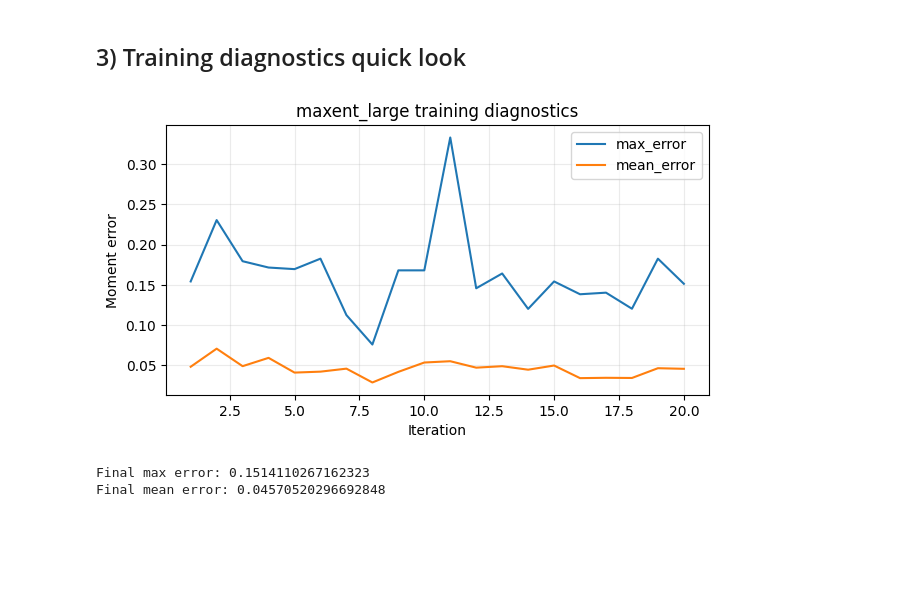
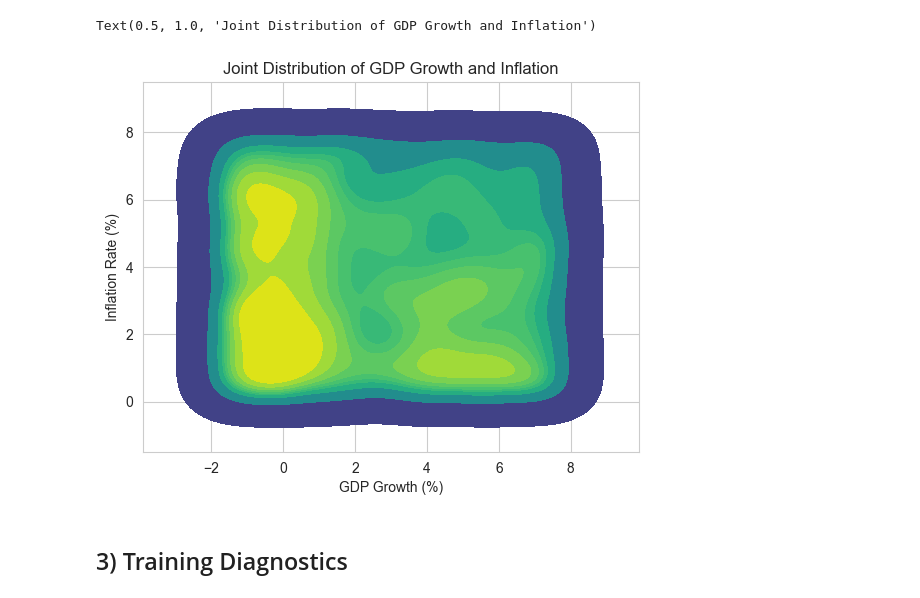
Before and after one commit to amdson/calibrated_response, a Jupyter notebook: examples/maxent_large_testing_notebook.ipynb, the cells around one changed output. Cells and saved outputs as stored; diff of their text form; code cells hidden in the pictures; blank space fills up the shorter version.

Commit message:
got hmc working to train dual of maxentr model

```diff
--- a/examples/maxent_large_testing_notebook.ipynb
+++ b/examples/maxent_large_testing_notebook.ipynb
@@ -160,0 +92,24 @@ Builder smoke checks passed.
+# %%
+config = JAXSolverConfig(
+    num_chains=256,
+    num_iterations=200,
+    mcmc_steps_per_iteration=4,
+    learning_rate=0.0015,
+
+    l2_regularization=1e-2,
+
+    hmc_step_size=0.015,
+    hmc_leapfrog_steps=10,
+    max_bins=15,
+    seed=42,
+    verbose=True,
+)
+
+builder = DistributionBuilder(variables=variables, estimates=estimates, solver_config=config)
+
+# Build for GDP growth (the solver trains once; marginals for all variables are in info)
+distribution, info = builder.build(target_variable="gdp_growth")
+
+print(f"\nConverged: {info['converged']}")
+print(f"Features used: {info['n_features']}")
+print(f"Skipped: {info['skipped_constraints']}")
@@ -161,28 +125,17 @@ Builder smoke checks passed.
+# %%
+model = info['energy_model']
+import jax
+samples = model.sample_original(n_samples=int(1e4))
+# %%
+#use seaborn to plot the joint marginal distribution of GDP growth and inflation from samples
+import seaborn as sns
+sns.set_style("whitegrid")
+sns.kdeplot(x=samples[:, 0], y=samples[:, 2], fill=True, thresh=0.01, cmap="viridis")
+plt.xlabel("GDP Growth (%)")
+plt.ylabel("Inflation Rate (%)")
+plt.title("Joint Distribution of GDP Growth and Inflation")
+# %% [output]
+Text(0.5, 1.0, 'Joint Distribution of GDP Growth and Inflation')
+[figure, added]
 # %% [markdown]
-## 3) Training diagnostics quick look
+## 3) Training Diagnostics
-# %%
-history = info["history"]
-iters = history["iteration"]
-max_err = history["max_error"]
-mean_err = history["mean_error"]
-
-assert_true(len(iters) == cfg.num_iterations, "History iterations do not match config")
-assert_true(len(max_err) == cfg.num_iterations, "max_error length mismatch")
-assert_true(len(mean_err) == cfg.num_iterations, "mean_error length mismatch")
-
-plt.figure(figsize=(7, 3.5))
-plt.plot(iters, max_err, label="max_error")
-plt.plot(iters, mean_err, label="mean_error")
-plt.xlabel("Iteration")
-plt.ylabel("Moment error")
-plt.title("maxent_large training diagnostics")
-plt.legend()
-plt.grid(alpha=0.25)
-plt.show()
-
-print("Final max error:", float(max_err[-1]))
-print("Final mean error:", float(mean_err[-1]))
-# %% [output]
-[figure, removed]
-Final max error: 0.1514110267162323
-Final mean error: 0.04570520296692848
```
Also changed, not shown: parts of 17 cells of this notebook, 15 other files.
